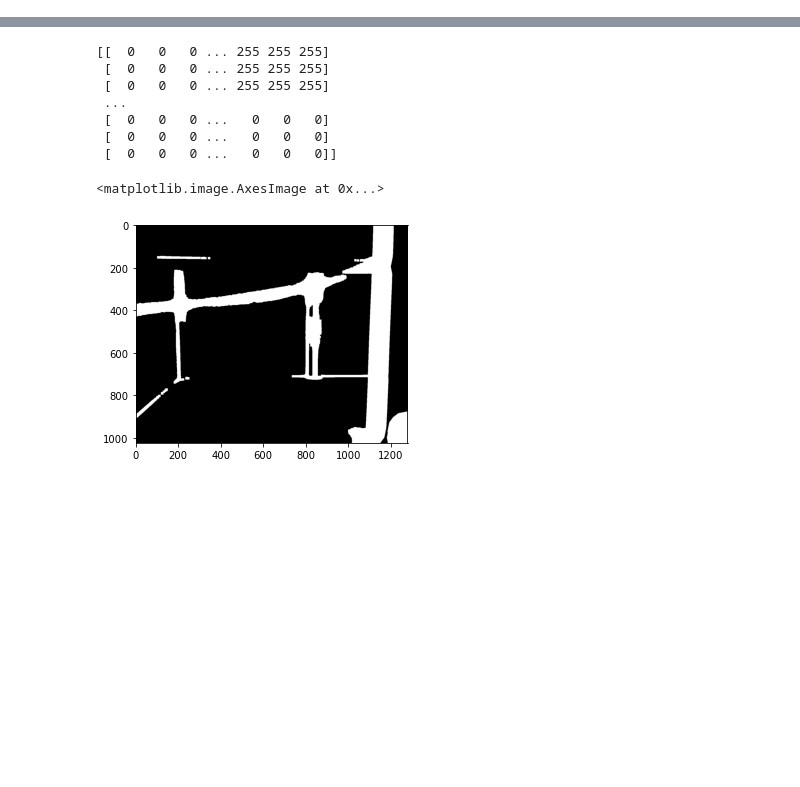
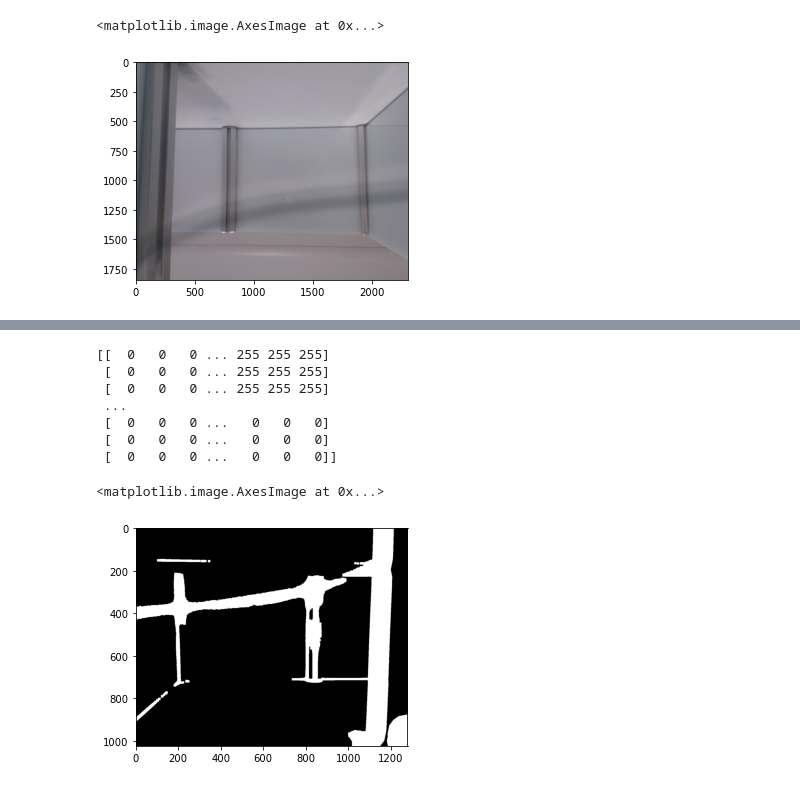
Before and after one commit to aqsakhan2022/Msc-Project, a Jupyter notebook: Code/Untitled2.ipynb, the cells around one changed output, grey strips where cells are left out. Drawn from its saved outputs; the diff is of its cells as text; code cells hidden in the pictures; blank space fills up the shorter version.

```diff
--- a/Code/Untitled2.ipynb
+++ b/Code/Untitled2.ipynb
@@ -15,0 +33,6 @@ plt.imshow(fixColor(thresh))
+# %%
+
+plt.imshow(scaleUp)
+# %% [output]
+<matplotlib.image.AxesImage at 0x...>
+[figure, added]
```
Also changed, not shown: parts of 3 cells of this notebook, 3 other files.
